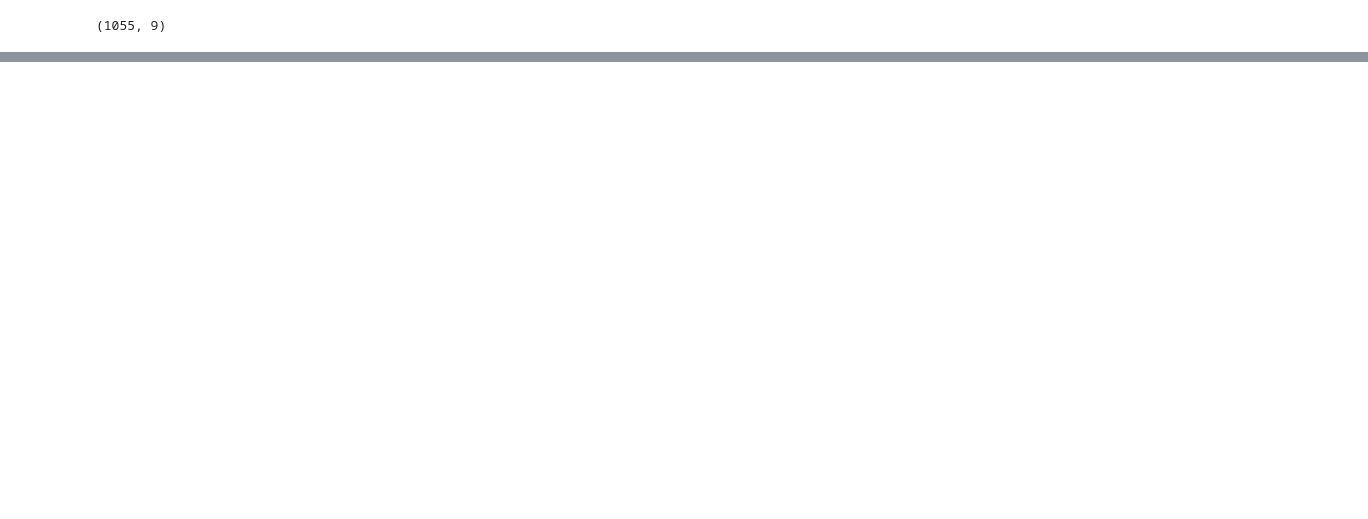
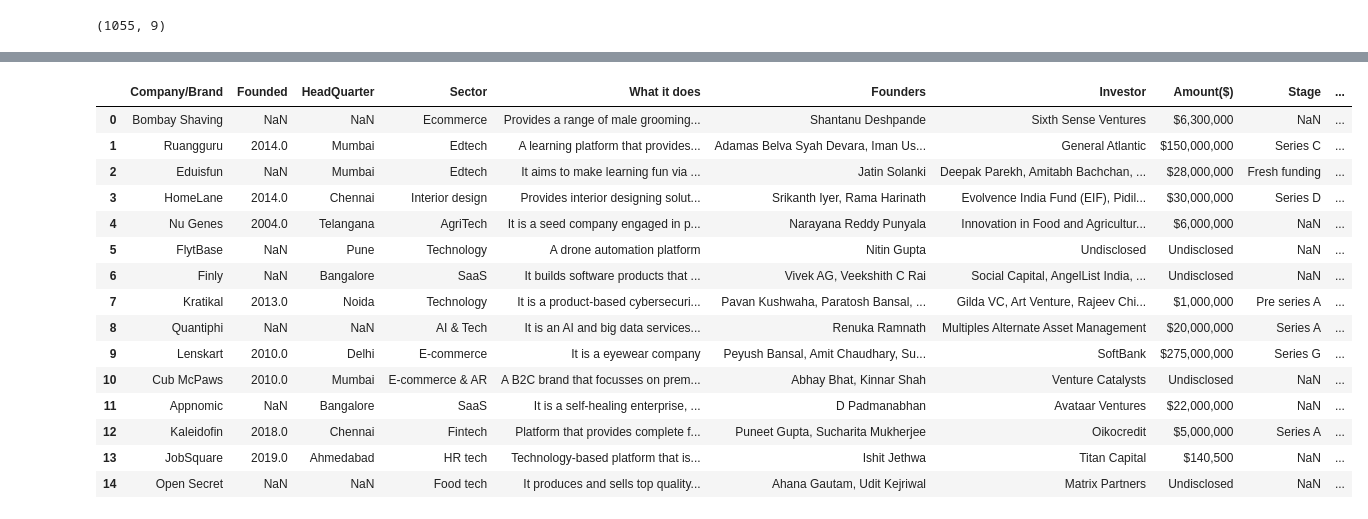
Before and after one commit to Safowaa/India-Start-Up-Funding-Data-Analysis, a Jupyter notebook: Main.ipynb, the cells around one changed output, grey strips where cells are left out. Saved outputs shown, nothing was run; the diff lists cells and outputs as text; code cells hidden in the pictures; blank space fills up the shorter version.

```diff
--- a/Main.ipynb
+++ b/Main.ipynb
@@ -299,0 +375,21 @@ nan
+# %%
+data_2019["funding_year"] = 2019
+
+data_2019.head(15)
+# %% [output]
+|  | Company/Brand | Founded | HeadQuarter | Sector | What it does | Founders | Investor | Amount($) | Stage | ... |
+| 0 | Bombay Shaving | NaN | NaN | Ecommerce | Provides a range of male grooming... | Shantanu Deshpande | Sixth Sense Ventures | $6,300,000 | NaN | ... |
+| 1 | Ruangguru | 2014.0 | Mumbai | Edtech | A learning platform that provides... | Adamas Belva Syah Devara, Iman Us... | General Atlantic | $150,000,000 | Series C | ... |
+| 2 | Eduisfun | NaN | Mumbai | Edtech | It aims to make learning fun via ... | Jatin Solanki | Deepak Parekh, Amitabh Bachchan, ... | $28,000,000 | Fresh funding | ... |
+| 3 | HomeLane | 2014.0 | Chennai | Interior design | Provides interior designing solut... | Srikanth Iyer, Rama Harinath | Evolvence India Fund (EIF), Pidil... | $30,000,000 | Series D | ... |
+| 4 | Nu Genes | 2004.0 | Telangana | AgriTech | It is a seed company engaged in p... | Narayana Reddy Punyala | Innovation in Food and Agricultur... | $6,000,000 | NaN | ... |
+| 5 | FlytBase | NaN | Pune | Technology | A drone automation platform | Nitin Gupta | Undisclosed | Undisclosed | NaN | ... |
+| 6 | Finly | NaN | Bangalore | SaaS | It builds software products that ... | Vivek AG, Veekshith C Rai | Social Capital, AngelList India, ... | Undisclosed | NaN | ... |
+| 7 | Kratikal | 2013.0 | Noida | Technology | It is a product-based cybersecuri... | Pavan Kushwaha, Paratosh Bansal, ... | Gilda VC, Art Venture, Rajeev Chi... | $1,000,000 | Pre series A | ... |
+| 8 | Quantiphi | NaN | NaN | AI & Tech | It is an AI and big data services... | Renuka Ramnath | Multiples Alternate Asset Management | $20,000,000 | Series A | ... |
+| 9 | Lenskart | 2010.0 | Delhi | E-commerce | It is a eyewear company | Peyush Bansal, Amit Chaudhary, Su... | SoftBank | $275,000,000 | Series G | ... |
+| 10 | Cub McPaws | 2010.0 | Mumbai | E-commerce & AR | A B2C brand that focusses on prem... | Abhay Bhat, Kinnar Shah | Venture Catalysts | Undisclosed | NaN | ... |
+| 11 | Appnomic | NaN | Bangalore | SaaS | It is a self-healing enterprise, ... | D Padmanabhan | Avataar Ventures | $22,000,000 | NaN | ... |
+| 12 | Kaleidofin | 2018.0 | Chennai | Fintech | Platform that provides complete f... | Puneet Gupta, Sucharita Mukherjee | Oikocredit | $5,000,000 | Series A | ... |
+| 13 | JobSquare | 2019.0 | Ahmedabad | HR tech | Technology-based platform that is... | Ishit Jethwa | Titan Capital | $140,500 | NaN | ... |
+| 14 | Open Secret | NaN | NaN | Food tech | It produces and sells top quality... | Ahana Gautam, Udit Kejriwal | Matrix Partners | Undisclosed | NaN | ... |
```
Also changed, not shown: parts of 30 cells of this notebook.
